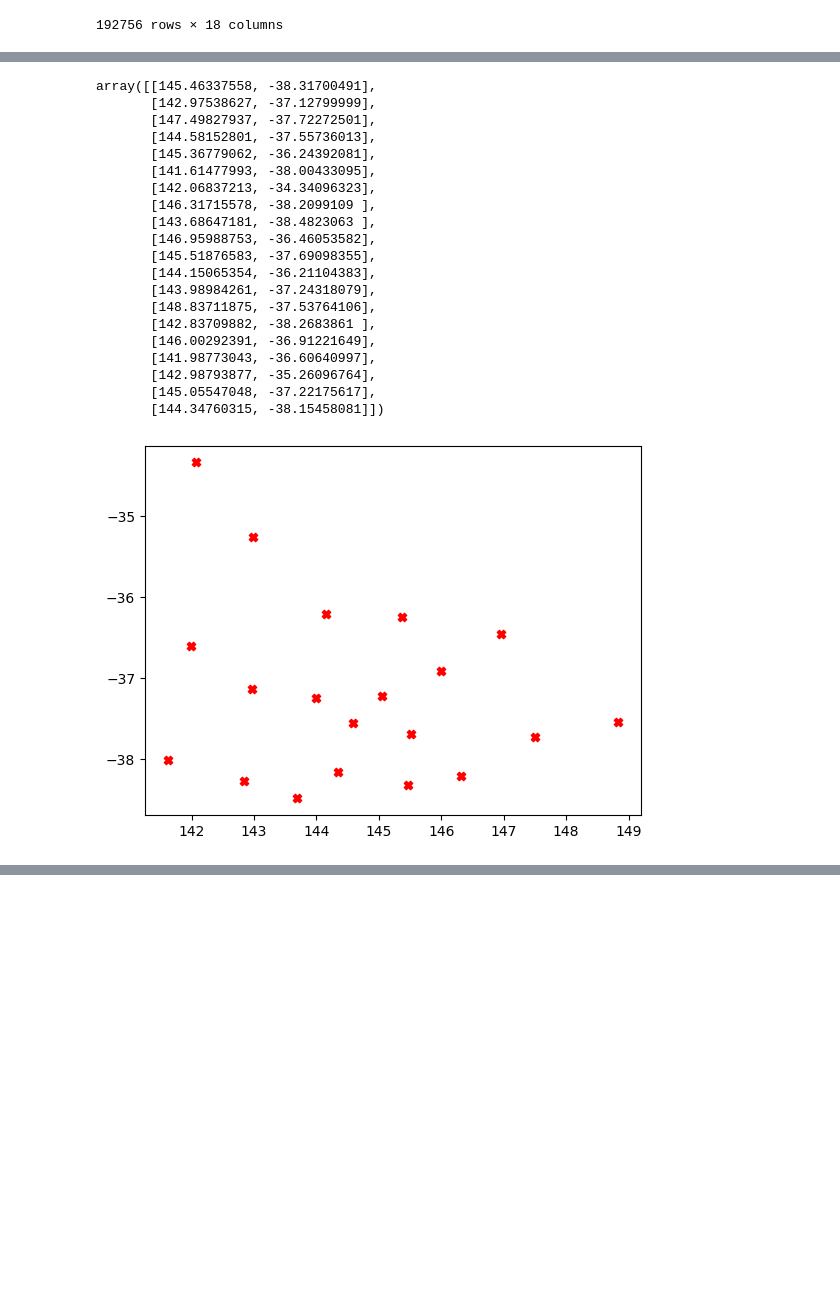
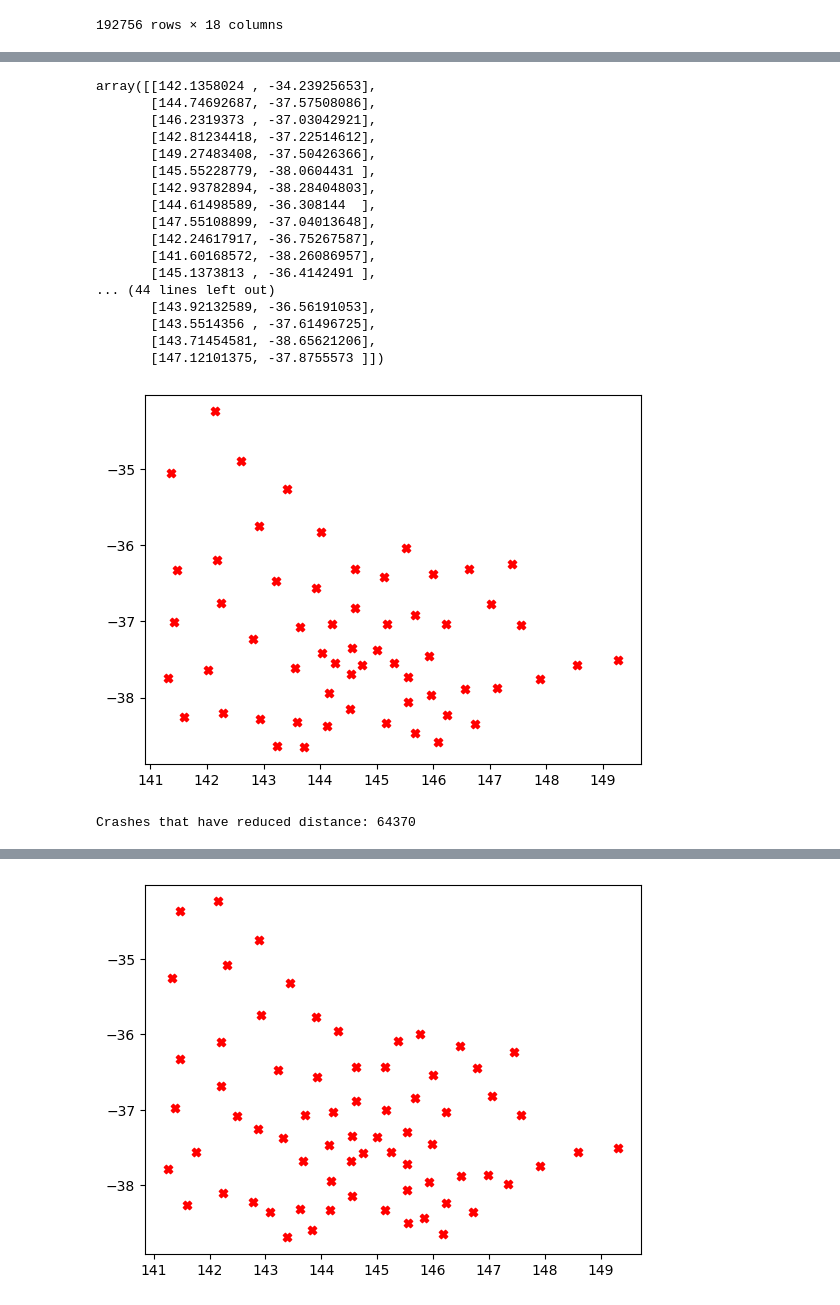
Before and after one commit to AchillesTurtle/vic_car_crashes, a Jupyter notebook: generate_hospital_recommendation.ipynb, the cells around one changed output, grey strips where cells are left out. Drawn from its saved outputs; the diff is of its cells as text; code cells hidden in the pictures; blank space fills up the shorter version.

Commit message:
Add generate hospital functionality

```diff
--- a/generate_hospital_recommendation.ipynb
+++ b/generate_hospital_recommendation.ipynb
@@ -27,7 +30,7 @@ accident_df = data_loader.load_file("ACCIDENT.csv")
 org_hospital_distance_df = pd.read_csv("./data/NodeHospitalDistance.csv")
 
 injury_df = person_df[["accident_no","inj_level"]].groupby(by=["accident_no"]).min()
-injury_df = injury_df.join(accident_df[["accident_no","node_id"]].set_index("accident_no")).join(hospital_distance_df.set_index("node_id"), on="node_id")
+injury_df = injury_df.join(accident_df[["accident_no","node_id"]].set_index("accident_no")).join(org_hospital_distance_df.set_index("node_id"), on="node_id")
 injury_df = injury_df.rename(columns={"hospital_distance": "org_hospital_distance", "hospital_id": "org_hospital_id"})
 # %%
 node_df = data_loader.load_file("NODE.csv")
@@ -105,26 +72,0 @@ array([[143.18939435, -37.1183002 ],
-# %%
-tqdm.pandas(desc='Calculating distance to ER')
-new_hospital_distance_df = org_hospital_distance_df
-new_hospital_distance_df = new_hospital_distance_df.rename(columns={"hospital_distance": "org_hospital_distance", "hospital_id": "org_hospital_id"})
-
-new_node_df = node_df
-new_node_df[["new_hospital_id","new_hospital_distance"]] = new_node_df.progress_apply(lambda row: get_min_hospital_distance(row, hospital_df = new_hospital_df), axis=1, result_type="expand")
-new_hospital_distance_df = new_hospital_distance_df.join(new_node_df[["node_id","new_hospital_id","new_hospital_distance"]].set_index("node_id"), on="node_id")
-
-# Compare and keep min hospital distance
-def get_min_hospital(row):
-    if row["new_hospital_distance"]<row["org_hospital_distance"]:
-        return row["new_hospital_id"], row["new_hospital_distance"]
-    else:
-        return row["org_hospital_id"], row["org_hospital_distance"]
-
-tqdm.pandas(desc='Selecting min distance hospital')
-new_hospital_distance_df[["hospital_id", "hospital_distance"]] = new_hospital_distance_df.apply(lambda row:get_min_hospital(row), axis=1, result_type="expand")
-# new_hospital_distance_df["hospital_id"] = new_hospital_distance_df["hospital_id"].astype("int64")
-# %%
-new_injury_df = injury_df.join(new_hospital_distance_df[["node_id","hospital_id","hospital_distance"]].set_index("node_id"), on="node_id")
-
-
-# new_injury_df[["hospital_id", "hospital_distance"]] = new_injury_df.apply(lambda row:get_min_hospital(row), axis=1, result_type="expand")
-# new_injury_df["hospital_distance"] = new_injury_df[["org_hospital_distance","new_hospital_distance"]].min(axis=1)
-print("Crashes that have reduced distance: {}".format(sum(new_injury_df["hospital_distance"] != new_injury_df["org_hospital_distance"])))
@@ -133,58 +101,59 @@ Crashes that have reduced distance: 12459
 # %%
-# for n_recommendations in range(1,11):
-for n_recommendations in [20,30,40,50]:
+# Find new recommended sites and save coordinates, distance to files:
+# - RecommendHospitalList_kmeans_{recommend count}.csv
+# - NodeHospitalDistance_kmeans_{recommend count}.csv
+
+for n_recommendations in list(range(1,10))+list(range(10,110,10)):
     # Find new sites with kmeans
     kmeans = KMeans(n_clusters=n_recommendations, n_init=10, random_state=0).fit(crash_coor_df[crash_coor_df["org_hospital_distance"]>HOSPITAL_RADIUS][["long", "lat"]])
     display(kmeans.cluster_centers_)
     plt.scatter(kmeans.cluster_centers_[:,0],kmeans.cluster_centers_[:,1], c="r", marker="X")
     plt.show()
 
     # Save new sites recommendations
     new_hospital_df = pd.DataFrame()
     new_hospital_df["coordinate"] = [tuple(coor_pair) for coor_pair in kmeans.cluster_centers_[:,::-1]]
     new_hospital_df["hospital id"] = range(1, len(new_hospital_df)+1)
     new_hospital_df["hospital id"] = new_hospital_df["hospital id"]*-1
     new_hospital_df.to_csv("./data/HospitalRecommendation/RecommendHospitalList_kmeans_{}.csv".format(n_recommendations), index=False)
 
     # Calculate node distance to ER
     new_hospital_distance_df = org_hospital_distance_df
     new_hospital_distance_df = new_hospital_distance_df.rename(columns={"hospital_distance": "org_hospital_distance", "hospital_id": "org_hospital_id"})
     new_node_df = node_df
 
     tqdm.pandas(desc='Calculating distance to ER')
     new_node_df[["new_hospital_id","new_hospital_distance"]] = new_node_df.progress_apply(lambda row: get_min_hospital_distance(row, hospital_df = new_hospital_df), axis=1, result_type="expand")
     new_hospital_distance_df = new_hospital_distance_df.join(new_node_df[["node_id","new_hospital_id","new_hospital_distance"]].set_index("node_id"), on="node_id")
+
     # Compare and keep min hospital distance
     tqdm.pandas(desc='Selecting min distance hospital')
     new_hospital_distance_df[["hospital_id", "hospital_distance"]] = new_hospital_distance_df.apply(lambda row:get_min_hospital(row), axis=1, result_type="expand")
     new_hospital_distance_df["hospital_id"] = new_hospital_distance_df["hospital_id"].astype("int64")
 
     # Save new hospital distance
     new_hospital_distance_df[["node_id", "hospital_id", "hospital_distance"]] .to_csv("./data/HospitalRecommendation/NodeHospitalDistance_kmeans_{}.csv".format(n_recommendations), index=False)
 
-
     # See impact of new chosen sites
     new_injury_df = injury_df.join(new_hospital_distance_df[["node_id","hospital_id","hospital_distance"]].set_index("node_id"), on="node_id")
     print("Crashes that have reduced distance: {}".format(sum(new_injury_df["hospital_distance"] != new_injury_df["org_hospital_distance"])))
 # %% [output]
-array([[145.46337558, -38.31700491],
-       [142.97538627, -37.12799999],
-       [147.49827937, -37.72272501],
-       [144.58152801, -37.55736013],
-       [145.36779062, -36.24392081],
-       [141.61477993, -38.00433095],
-       [142.06837213, -34.34096323],
-       [146.31715578, -38.2099109 ],
-       [143.68647181, -38.4823063 ],
-       [146.95988753, -36.46053582],
-       [145.51876583, -37.69098355],
-       [144.15065354, -36.21104383],
-       [143.98984261, -37.24318079],
-       [148.83711875, -37.53764106],
-       [142.83709882, -38.2683861 ],
-       [146.00292391, -36.91221649],
-       [141.98773043, -36.60640997],
-       [142.98793877, -35.26096764],
-       [145.05547048, -37.22175617],
-       [144.34760315, -38.15458081]])
+array([[142.1358024 , -34.23925653],
+       [144.74692687, -37.57508086],
+       [146.2319373 , -37.03042921],
+       [142.81234418, -37.22514612],
+       [149.27483408, -37.50426366],
+       [145.55228779, -38.0604431 ],
+       [142.93782894, -38.28404803],
+       [144.61498589, -36.308144  ],
+       [147.55108899, -37.04013648],
+       [142.24617917, -36.75267587],
+       [141.60168572, -38.26086957],
+       [145.1373813 , -36.4142491 ],
+... (44 lines left out)
+       [143.92132589, -36.56191053],
+       [143.5514356 , -37.61496725],
+       [143.71454581, -38.65621206],
+       [147.12101375, -37.8755573 ]])
-[figure, old version]
+[figure, new version]
+Crashes that have reduced distance: 64370
@@ -190,0 +177 @@ array([[145.46337558, -38.31700491],
+[figure, added]
```
Also changed, not shown: parts of 11 cells of this notebook.
